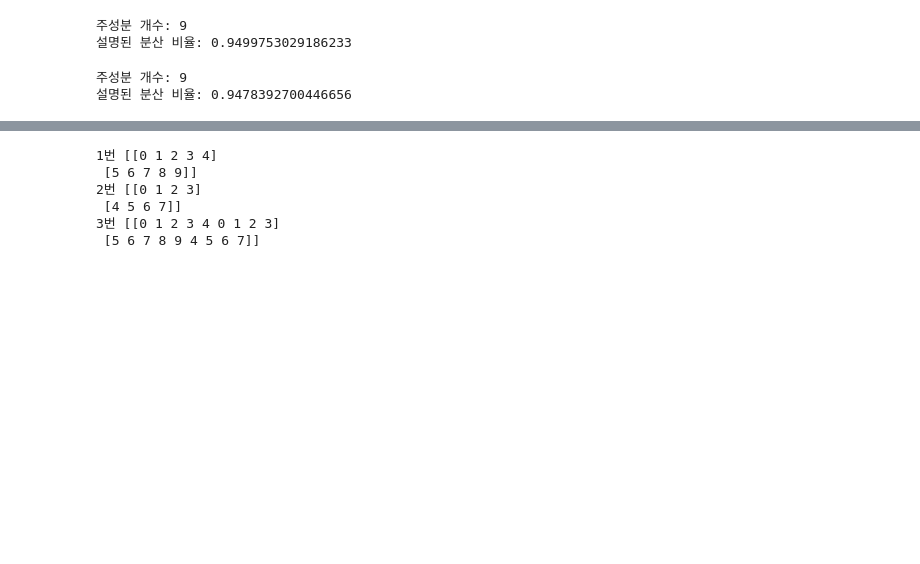
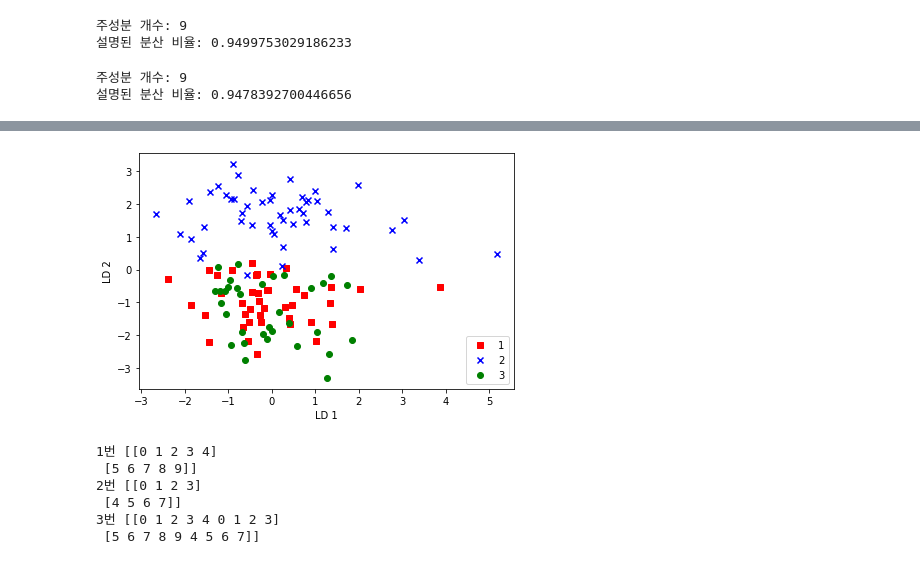
Before and after one commit to seungmin-son/ML_Practice, a Jupyter notebook: [ML_4]_Dimension_reduction.ipynb, the cells around one changed output, grey strips where cells are left out. Drawn from its saved outputs; the diff is of its cells as text; code cells hidden in the pictures; blank space fills up the shorter version.

```diff
--- a/[ML_4]_Dimension_reduction.ipynb
+++ b/[ML_4]_Dimension_reduction.ipynb
@@ -271,0 +358,3 @@ print('설명된 분산 비율:', np.sum(ipca.explained_variance_ratio_))
+# %%
+eigen_pairs = [(np.abs(eigen_vals[i]), eigen_vecs[:, i]) for i in range(len(eigen_vals))]
+eigen_pairs
@@ -271,0 +379,3 @@ print('설명된 분산 비율:', np.sum(ipca.explained_variance_ratio_))
+# %%
+eigen_pairs = sorted(eigen_pairs, key=lambda k: k[0], reverse=True)
+eigen_pairs
@@ -271,0 +434,3 @@ print('설명된 분산 비율:', np.sum(ipca.explained_variance_ratio_))
+# %%
+w = np.hstack((eigen_pairs[0][1][:, np.newaxis].real,eigen_pairs[1][1][:, np.newaxis].real))
+print('행렬 W:\n', w)
@@ -272,3 +452,18 @@ print('설명된 분산 비율:', np.sum(ipca.explained_variance_ratio_))
+# %%
+X_train_lda = X_train_std.dot(w)
+colors = ['r', 'b', 'g']
+markers = ['s', 'x', 'o']
+
+for l, c, m in zip(np.unique(y_train), colors, markers):
+  plt.scatter(X_train_lda[y_train == l, 0],X_train_lda[y_train == l, 1] * (-1),c=c, label=l, marker=m)
+
+plt.xlabel('LD 1')
+plt.ylabel('LD 2')
+plt.legend(loc='lower right')
+plt.tight_layout()
+plt.show() #어라 이렇게 나오면 안되는데
+# %% [output]
+[figure, added]
 # %%
 a = np.arange(10).reshape(2,5)
 b = np.arange(15).reshape(3,5)
```
Also changed, not shown: parts of 16 cells of this notebook.
